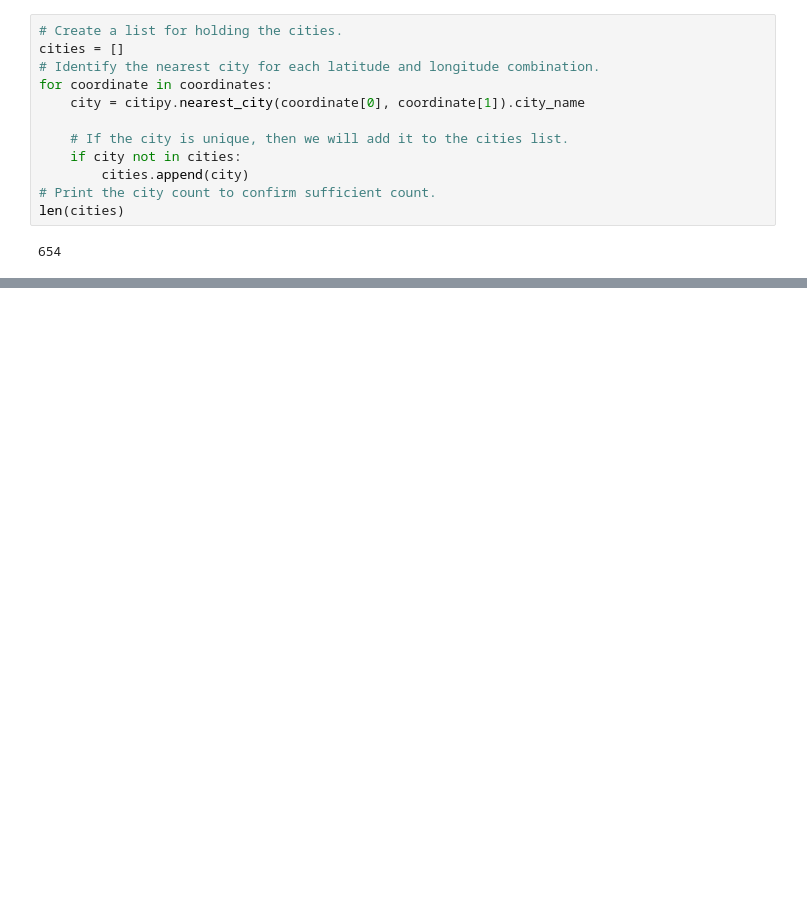
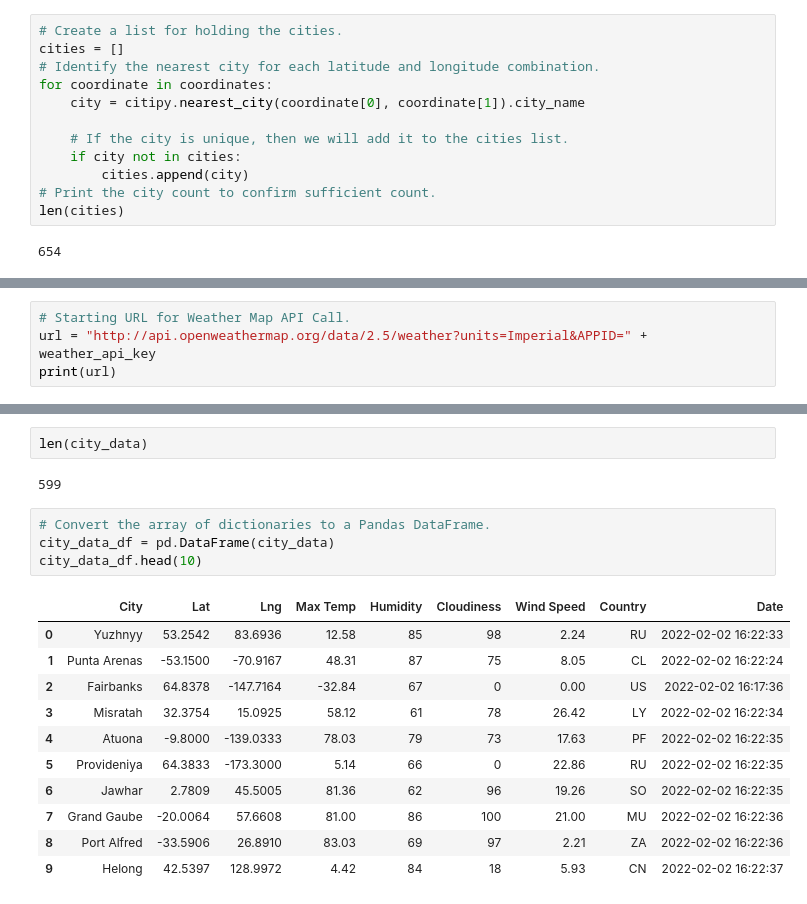
Before and after one commit to catsdata/World_Weather_Analysis, a Jupyter notebook: WeatherPy.ipynb, the cells around one changed output, grey strips where cells are left out. Saved outputs shown, nothing was run; the diff lists cells and outputs as text; blank space fills up the shorter version.

Commit message:
weather_api update

```diff
--- a/WeatherPy.ipynb
+++ b/WeatherPy.ipynb
@@ -32,0 +59,4 @@ len(cities)
+# %%
+# Starting URL for Weather Map API Call.
+url = "http://api.openweathermap.org/data/2.5/weather?units=Imperial&APPID=" + weather_api_key
+print(url)
@@ -32,0 +144,20 @@ len(cities)
+# %%
+len(city_data)
+# %% [output]
+599
+# %%
+# Convert the array of dictionaries to a Pandas DataFrame.
+city_data_df = pd.DataFrame(city_data)
+city_data_df.head(10)
+# %% [output]
+|  | City | Lat | Lng | Max Temp | Humidity | Cloudiness | Wind Speed | Country | Date |
+| 0 | Yuzhnyy | 53.2542 | 83.6936 | 12.58 | 85 | 98 | 2.24 | RU | 2022-02-02 16:22:33 |
+| 1 | Punta Arenas | -53.1500 | -70.9167 | 48.31 | 87 | 75 | 8.05 | CL | 2022-02-02 16:22:24 |
+| 2 | Fairbanks | 64.8378 | -147.7164 | -32.84 | 67 | 0 | 0.00 | US | 2022-02-02 16:17:36 |
+| 3 | Misratah | 32.3754 | 15.0925 | 58.12 | 61 | 78 | 26.42 | LY | 2022-02-02 16:22:34 |
+| 4 | Atuona | -9.8000 | -139.0333 | 78.03 | 79 | 73 | 17.63 | PF | 2022-02-02 16:22:35 |
+| 5 | Provideniya | 64.3833 | -173.3000 | 5.14 | 66 | 0 | 22.86 | RU | 2022-02-02 16:22:35 |
+| 6 | Jawhar | 2.7809 | 45.5005 | 81.36 | 62 | 96 | 19.26 | SO | 2022-02-02 16:22:35 |
+| 7 | Grand Gaube | -20.0064 | 57.6608 | 81.00 | 86 | 100 | 21.00 | MU | 2022-02-02 16:22:36 |
+| 8 | Port Alfred | -33.5906 | 26.8910 | 83.03 | 69 | 97 | 2.21 | ZA | 2022-02-02 16:22:36 |
+| 9 | Helong | 42.5397 | 128.9972 | 4.42 | 84 | 18 | 5.93 | CN | 2022-02-02 16:22:37 |
```
Also changed, not shown: parts of 9 cells of this notebook.
